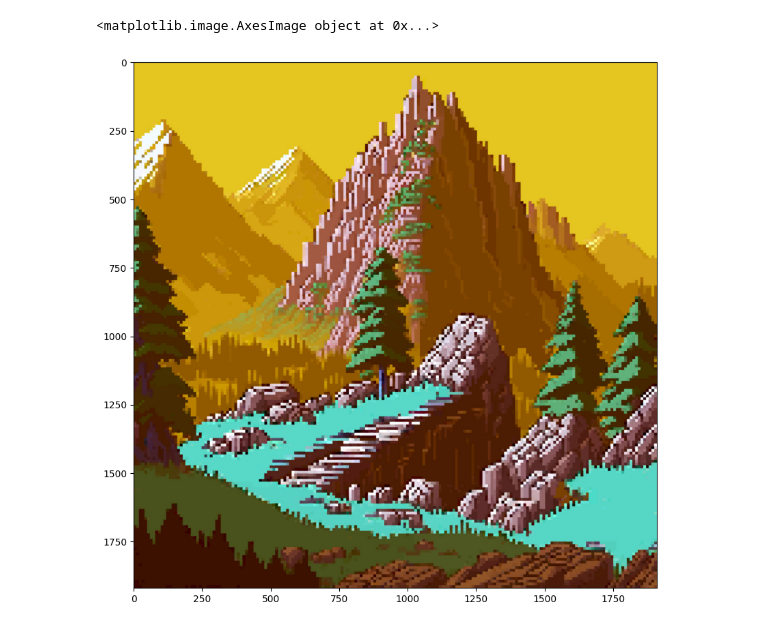
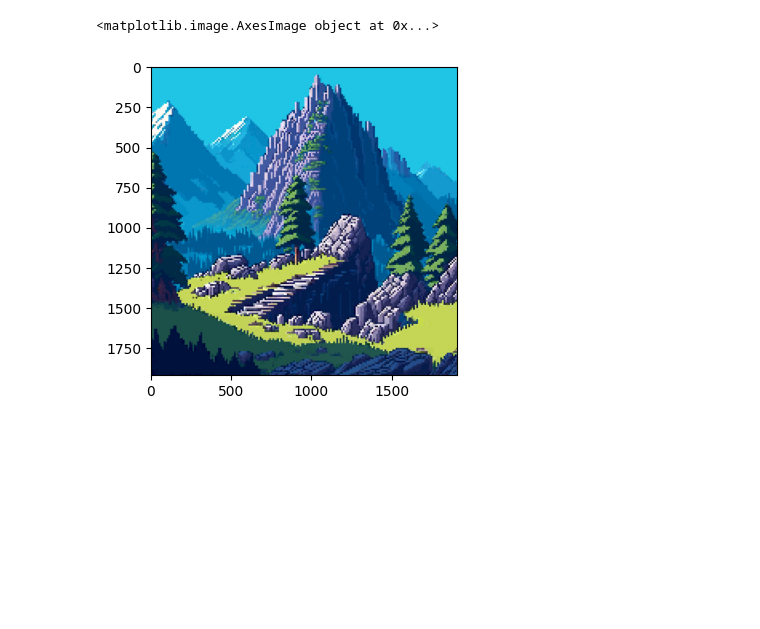
Before and after one commit to staleread/chnu.computer-vision, a Jupyter notebook: lab-01_intro/homework.ipynb, the cells around one changed output. Cells and saved outputs as stored; diff of their text form; code cells hidden in the pictures; blank space fills up the shorter version.

Commit message:
Try with plt.imread

```diff
--- a/lab-01_intro/homework.ipynb
+++ b/lab-01_intro/homework.ipynb
@@ -1,11 +1,11 @@
 # %%
 import cv2 as cv
 import numpy as np
-from matplotlib import pyplot as plt
-plt.rcParams['figure.figsize'] = [15, 10]
+import matplotlib.pyplot as plt
+plt.rcParams['figure.figsize'] = [4, 4]
 # %%
-img = cv.imread('data/landscape-pixel-art.jpg')
+img = plt.imread('data/landscape-pixel-art.jpg')
 plt.imshow(img)
 # %% [output]
 <matplotlib.image.AxesImage object at 0x...>
-[figure, old version]
+[figure, new version]
```
